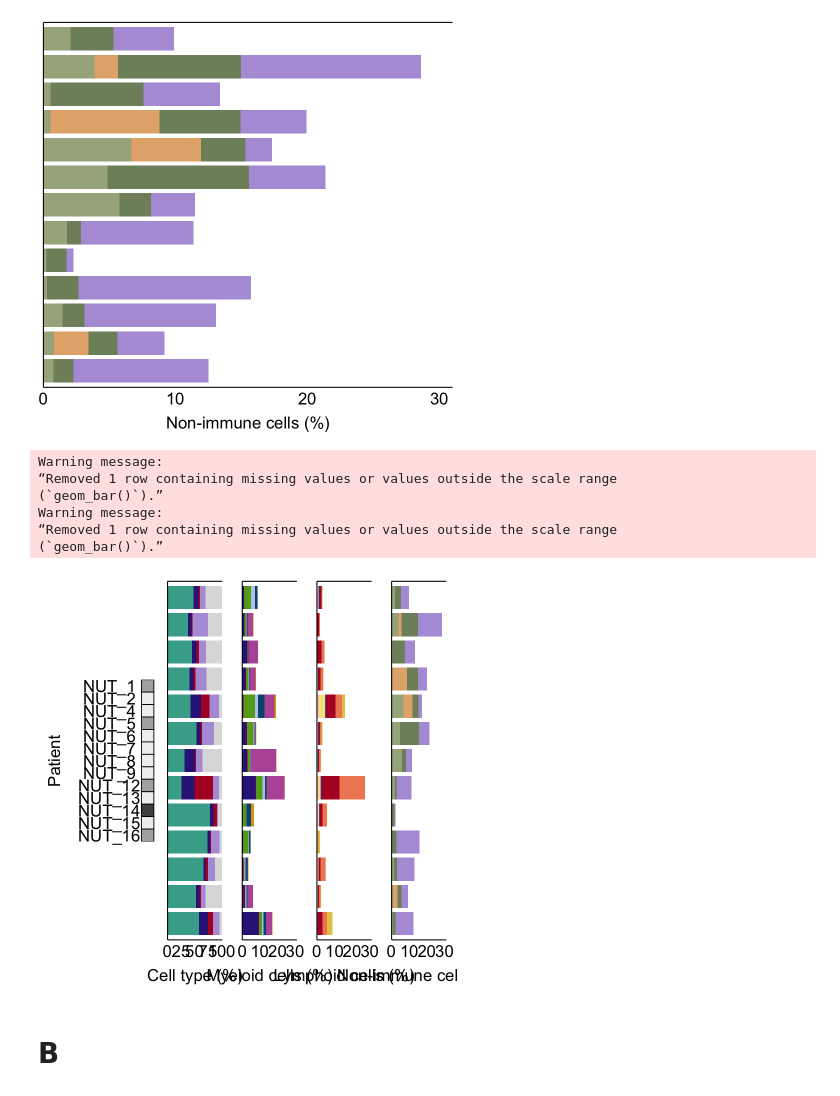
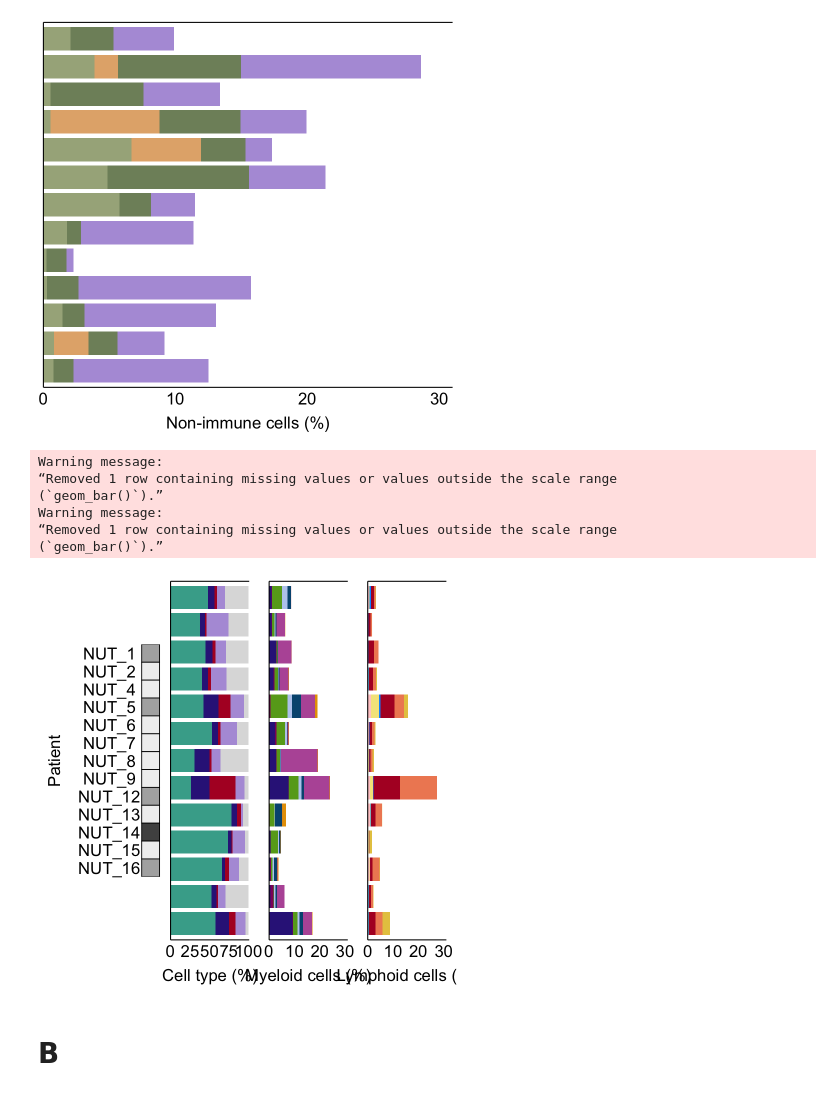
Before and after one commit to SchapiroLabor/NUT_spatial, a Jupyter notebook: figures/figure_3_R.ipynb, the cells around one changed output. Drawn from its saved outputs; the diff is of its cells as text; code cells hidden in the pictures.

Commit message:
added new figures to fig3

```diff
--- a/figures/figure_3_R.ipynb
+++ b/figures/figure_3_R.ipynb
@@ -61,7 +61,7 @@ full_palette <- c(
 tumor_site_colors <- c(
 "Lung" = "#F0F0F0",     # very light
 "Head and Neck" = "#B0B0B0",  # medium
-"Extrahepatic" = "#505050" # darker
+"Abdomen" = "#505050" # darker
 )
 
 
@@ -84,7 +84,7 @@ color_for_ratios <- c(
 celltype_metadata <- read_csv(
   paste0(data_dir, "/celltype_metadata_final.csv")
 ) %>%
-  mutate(is_lung = ifelse(tumor_site == "Lung", "Lung", "Head and Neck/Extrahepatic")) %>%
+  mutate(is_lung = ifelse(tumor_site == "Lung", "Lung", "Non-Lung")) %>%
   mutate(patient_num = as.numeric(str_extract(patient_exp, "(?<=NUT_)\\d+")),
          roi_num = as.numeric(str_extract(patient_exp, "(?<=ROI)\\d+"))) %>%
   arrange(patient_num, roi_num) %>%
@@ -365,26 +365,26 @@ p_nonimmune
 [figure]
 # %%
 final_plot <- wrap_plots(
-  tumor_site_plot, plot_spacer(), p_main, plot_spacer(), p_myeloid, plot_spacer(), p_lymphoid, plot_spacer(), p_nonimmune,
-  ncol = 9,
-  widths = c(1,-0.5,4,-0.001,4,-0.001,4,-0.001,4)
+  tumor_site_plot, plot_spacer(), p_main, plot_spacer(), p_myeloid, plot_spacer(), p_lymphoid,
+  ncol = 7,
+  widths = c(1,-0.5,4,-0.001,4,-0.001,4)
 ) & theme(plot.margin = margin(t=5, r=7, b=5, l=5))
 final_plot
 ggsave(
   filename = paste0(results_dir, "/cellular_proportions_barplot.pdf"),
   plot = final_plot,
-  width = 20,
+  width = 15,
   height = 6,
   dpi = 300
 )
 # %% [output]
 Warning message:
 “Removed 1 row containing missing values or values outside the scale range
 (`geom_bar()`).”
 Warning message:
 “Removed 1 row containing missing values or values outside the scale range
 (`geom_bar()`).”
-[figure, old version]
+[figure, new version]
 # %% [markdown]
 # B
 # %%
```
Also changed, not shown: parts of 18 cells of this notebook.
